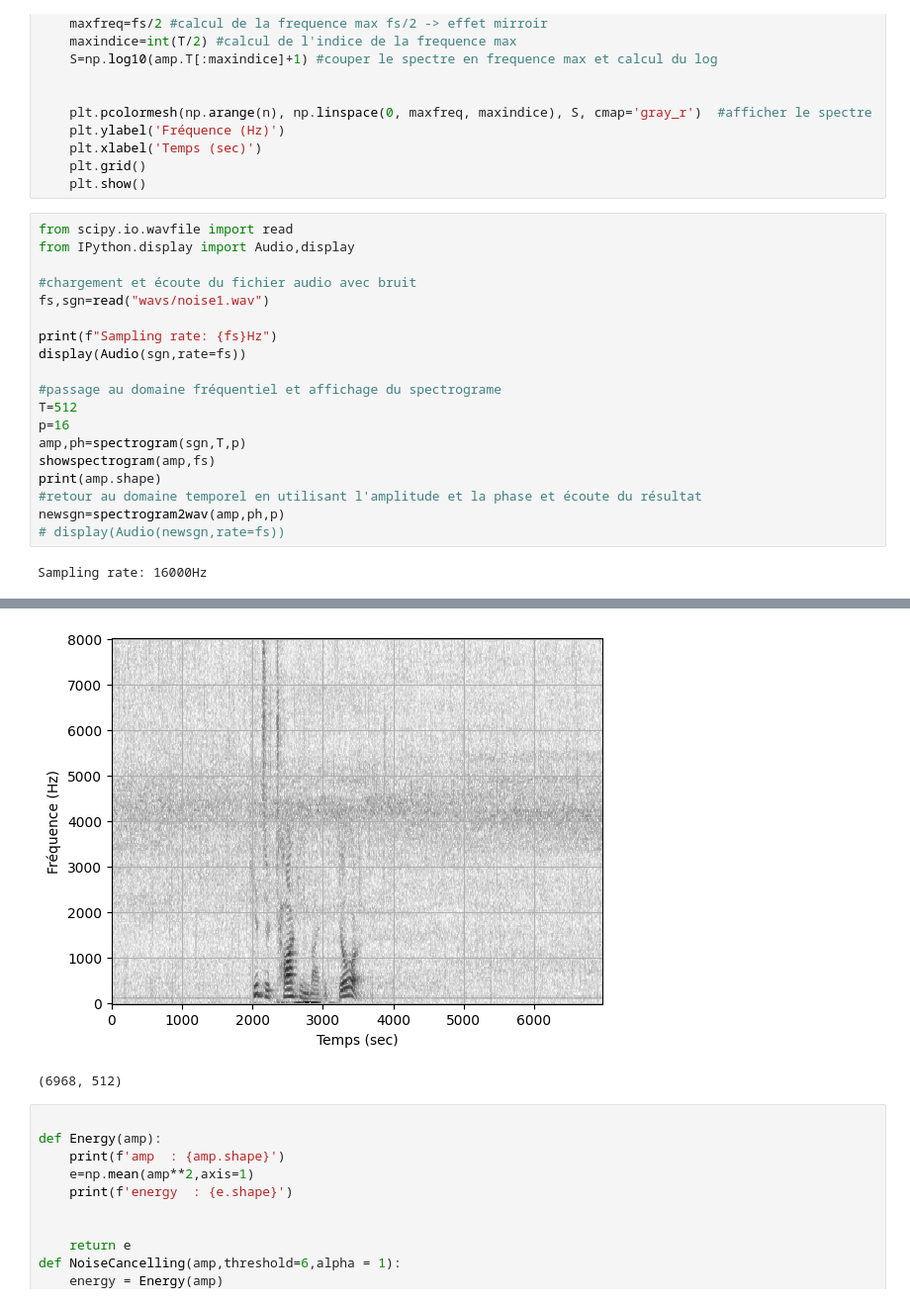
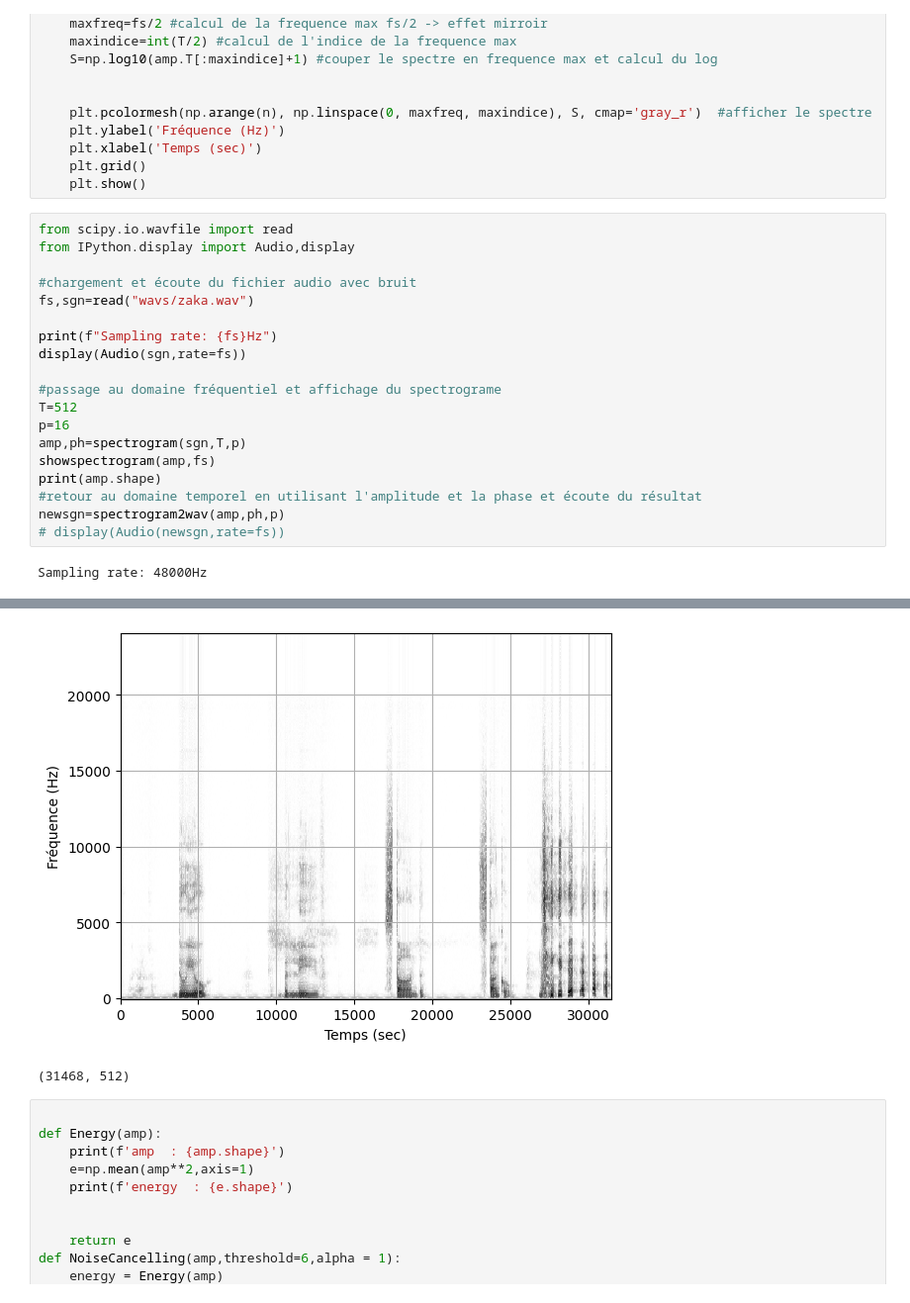
Before and after one commit to Nourine-Nadir/Speech_Processing, a Jupyter notebook: Speech Preprocessing/Noise cancelling.ipynb, the cells around one changed output, grey strips where cells are left out. Shown at 99% size. Drawn from its saved outputs; the diff is of its cells as text.

```diff
--- a/Speech Preprocessing/Noise cancelling.ipynb
+++ b/Speech Preprocessing/Noise cancelling.ipynb
@@ -47,27 +47,27 @@ def showspectrogram(amp,fs):
 # %%
 from scipy.io.wavfile import read
 from IPython.display import Audio,display
 
 #chargement et écoute du fichier audio avec bruit
-fs,sgn=read("wavs/noise1.wav")
+fs,sgn=read("wavs/zaka.wav")
 
 print(f"Sampling rate: {fs}Hz")
 display(Audio(sgn,rate=fs))
 
 #passage au domaine fréquentiel et affichage du spectrograme
 T=512
 p=16
 amp,ph=spectrogram(sgn,T,p)
 showspectrogram(amp,fs)
 print(amp.shape)
 #retour au domaine temporel en utilisant l'amplitude et la phase et écoute du résultat
 newsgn=spectrogram2wav(amp,ph,p)
 # display(Audio(newsgn,rate=fs))
 # %% [output]
-Sampling rate: 16000Hz
+Sampling rate: 48000Hz
 [interactive output not drawn]
-[figure, old version]
+[figure, new version]
-(6968, 512)
+(31468, 512)
 # %%
 
 def Energy(amp):
```
Also changed, not shown: parts of 2 cells of this notebook, 1 other file.
